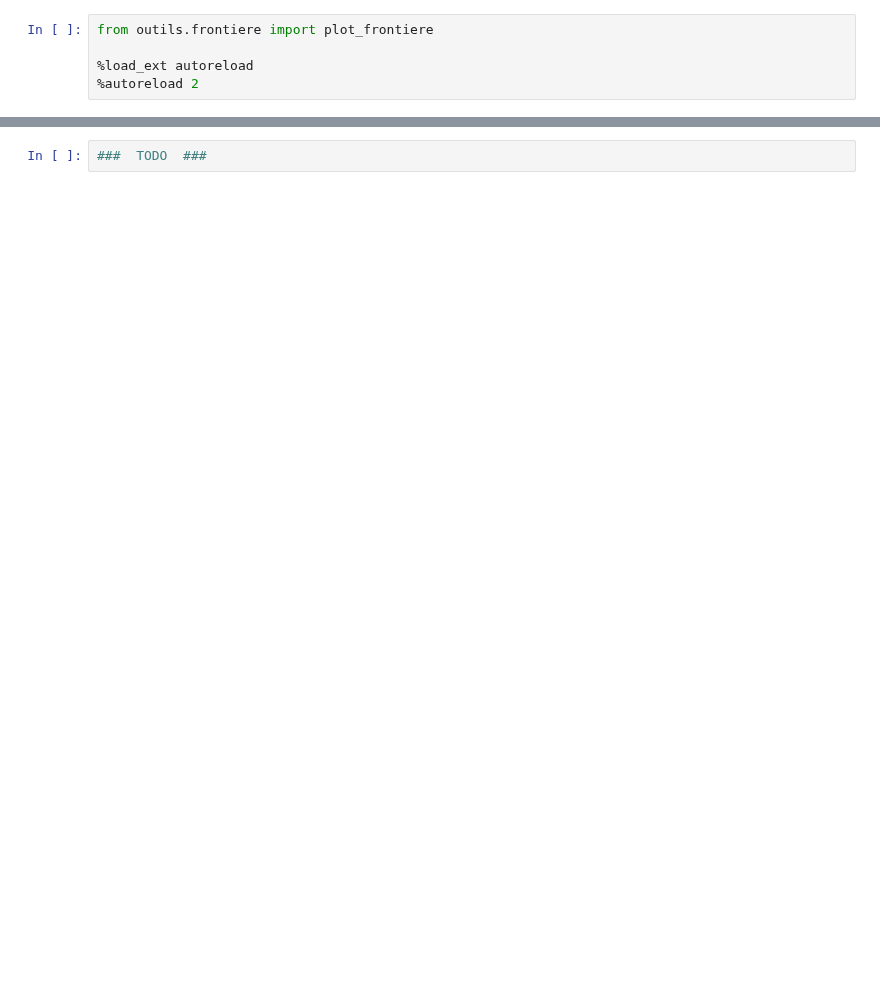
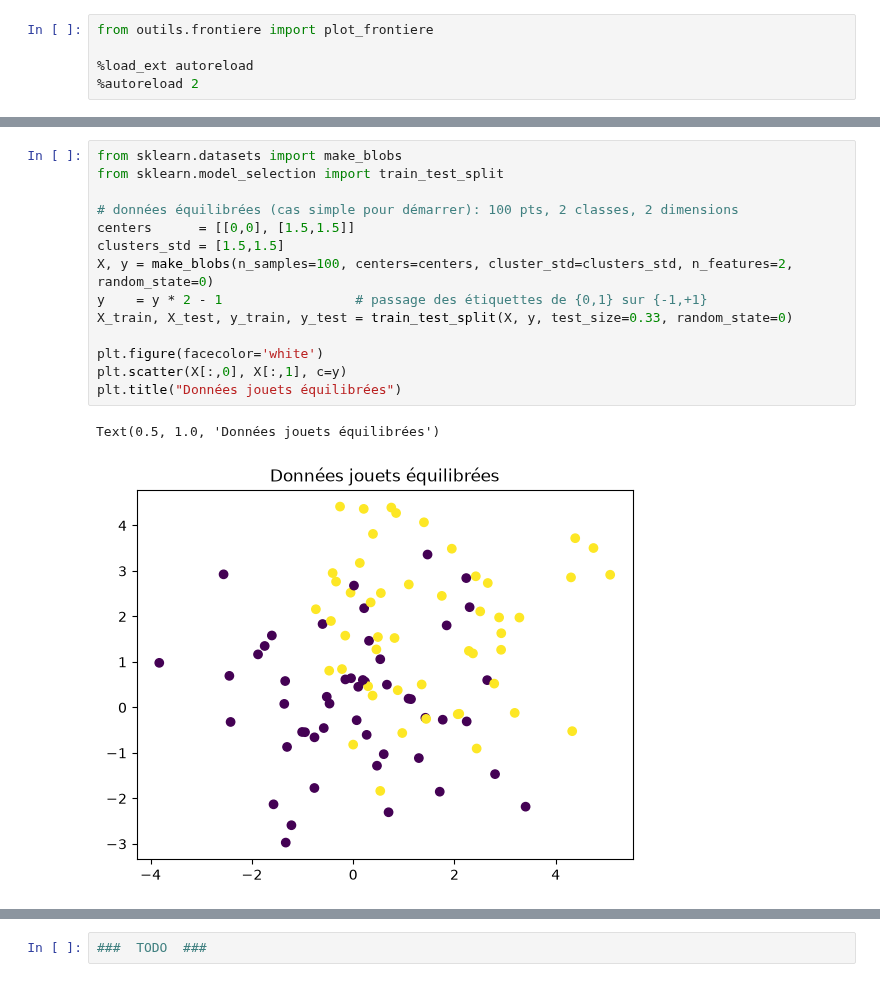
Before and after one commit to moreausabine/Python, a Jupyter notebook: ML-2A-main/ML-2A-main/B-Machine Learning/notebooks/2-notebook-metrique.ipynb, the cells around one changed output, grey strips where cells are left out. Drawn from its saved outputs; the diff is of its cells as text; blank space fills up the shorter version.

```diff
--- a/ML-2A-main/ML-2A-main/B-Machine Learning/notebooks/2-notebook-metrique.ipynb
+++ b/ML-2A-main/ML-2A-main/B-Machine Learning/notebooks/2-notebook-metrique.ipynb
@@ -207,0 +80,17 @@ for i,b in enumerate(values): # evolution du biais b
+# %%
+from sklearn.datasets import make_blobs
+from sklearn.model_selection import train_test_split
+
+# données équilibrées (cas simple pour démarrer): 100 pts, 2 classes, 2 dimensions
+centers      = [[0,0], [1.5,1.5]]
+clusters_std = [1.5,1.5]
+X, y = make_blobs(n_samples=100, centers=centers, cluster_std=clusters_std, n_features=2, random_state=0)
+y    = y * 2 - 1                 # passage des étiquettes de {0,1} sur {-1,+1}
+X_train, X_test, y_train, y_test = train_test_split(X, y, test_size=0.33, random_state=0)
+
+plt.figure(facecolor='white')
+plt.scatter(X[:,0], X[:,1], c=y)
+plt.title("Données jouets équilibrées")
+# %% [output]
+Text(0.5, 1.0, 'Données jouets équilibrées')
+[figure, added]
```
Also changed, not shown: parts of 99 cells of this notebook, 7 other files.
